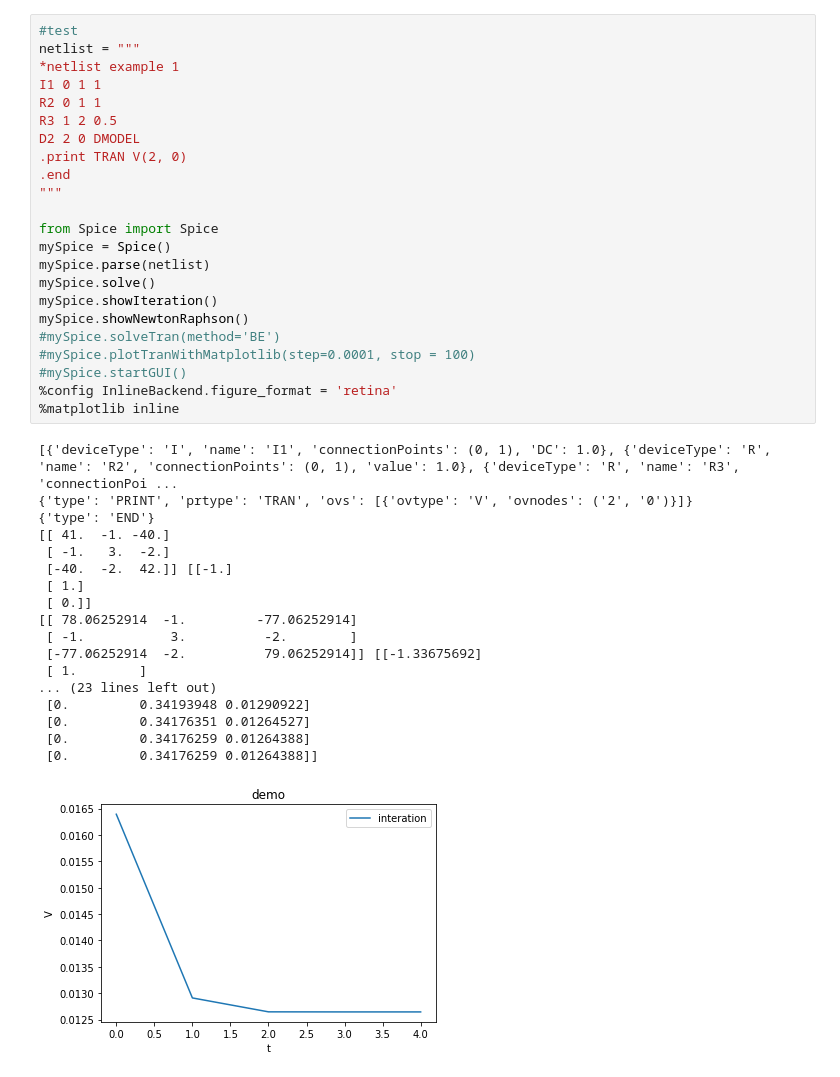
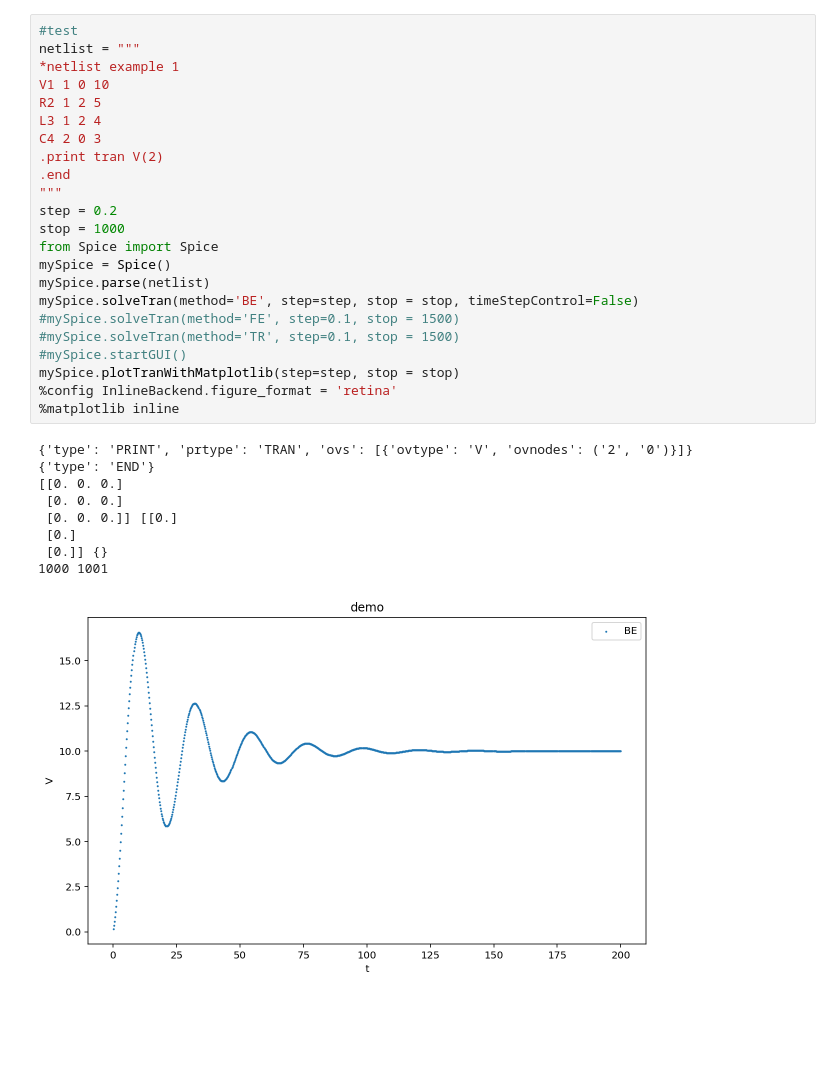
Before and after one commit to GaryYuyjl/EDAproject, a Jupyter notebook: 未命名1.ipynb, the cells around one changed output. Drawn from its saved outputs; the diff is of its cells as text; blank space fills up the shorter version.

Commit message:
time step control in BE

```diff
--- a/未命名1.ipynb
+++ b/未命名1.ipynb
@@ -37,42 +31,33 @@ src2 V2 -0.9
 # %%
 #test
 netlist = """
 *netlist example 1
-I1 0 1 1
-R2 0 1 1
-R3 1 2 0.5
-D2 2 0 DMODEL
-.print TRAN V(2, 0)
+V1 1 0 10
+R2 1 2 5
+L3 1 2 4
+C4 2 0 3
+.print tran V(2)
 .end
 """
-
+step = 0.2
+stop = 1000
 from Spice import Spice
 mySpice = Spice()
 mySpice.parse(netlist)
-mySpice.solve()
-mySpice.showIteration()
-mySpice.showNewtonRaphson()
-#mySpice.solveTran(method='BE')
-#mySpice.plotTranWithMatplotlib(step=0.0001, stop = 100)
+mySpice.solveTran(method='BE', step=step, stop = stop, timeStepControl=False)
+#mySpice.solveTran(method='FE', step=0.1, stop = 1500)
+#mySpice.solveTran(method='TR', step=0.1, stop = 1500)
 #mySpice.startGUI()
+mySpice.plotTranWithMatplotlib(step=step, stop = stop)
 %config InlineBackend.figure_format = 'retina'
 %matplotlib inline
 # %% [output]
-[{'deviceType': 'I', 'name': 'I1', 'connectionPoints': (0, 1), 'DC': 1.0}, {'deviceType': 'R', 'name': 'R2', 'connectionPoints': (0, 1), 'value': 1.0}, {'deviceType': 'R', 'name': 'R3', 'connectionPoi ...
 {'type': 'PRINT', 'prtype': 'TRAN', 'ovs': [{'ovtype': 'V', 'ovnodes': ('2', '0')}]}
 {'type': 'END'}
-[[ 41.  -1. -40.]
- [ -1.   3.  -2.]
- [-40.  -2.  42.]] [[-1.]
- [ 1.]
- [ 0.]]
-[[ 78.06252914  -1.         -77.06252914]
- [ -1.           3.          -2.        ]
- [-77.06252914  -2.          79.06252914]] [[-1.33675692]
- [ 1.        ]
-... (23 lines left out)
- [0.         0.34193948 0.01290922]
- [0.         0.34176351 0.01264527]
- [0.         0.34176259 0.01264388]
- [0.         0.34176259 0.01264388]]
+[[0. 0. 0.]
+ [0. 0. 0.]
+ [0. 0. 0.]] [[0.]
+ [0.]
+ [0.]] {}
+1000 1001
-[figure, old version]
+[figure, new version]
```
Also changed, not shown: parts of 4 cells of this notebook, 7 other files.
